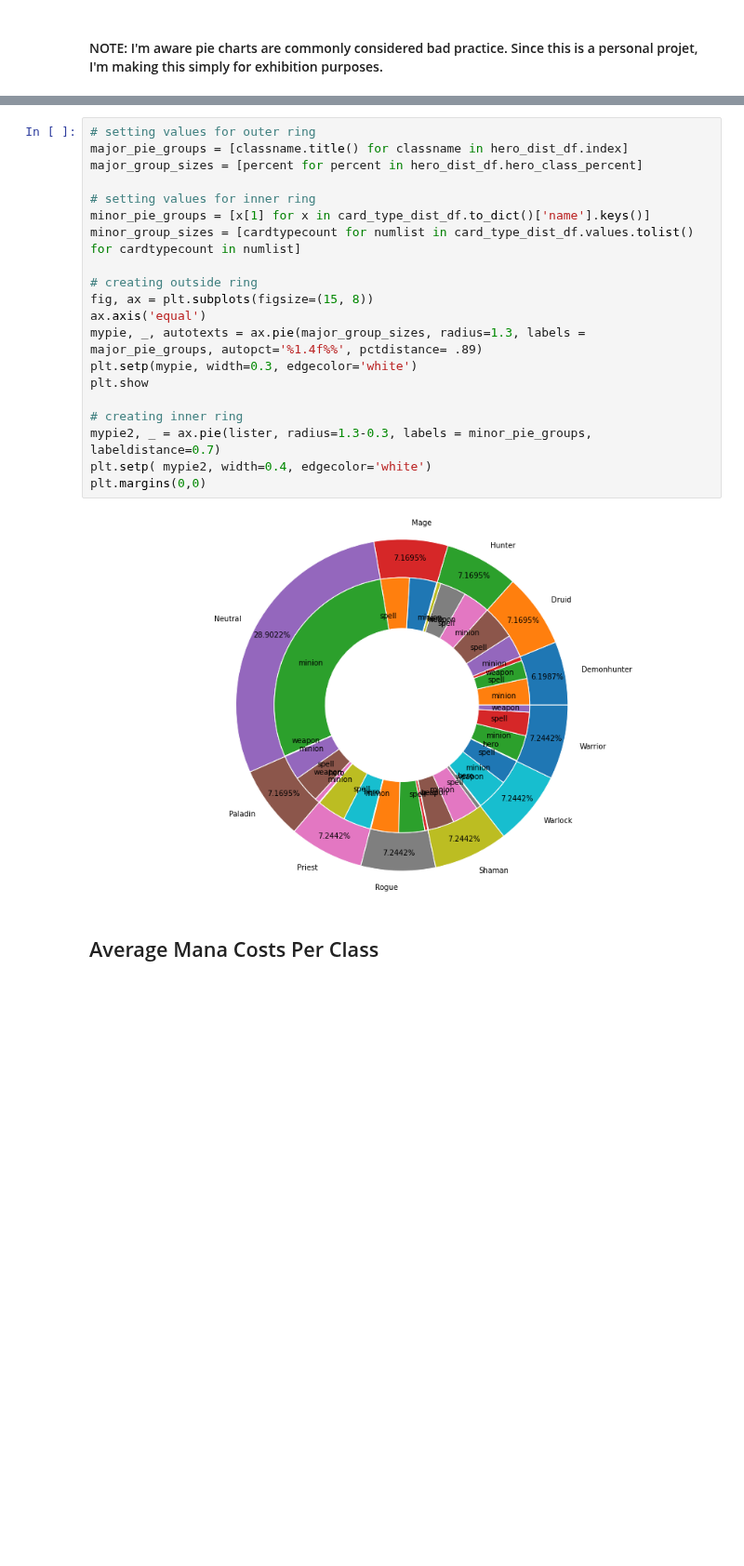
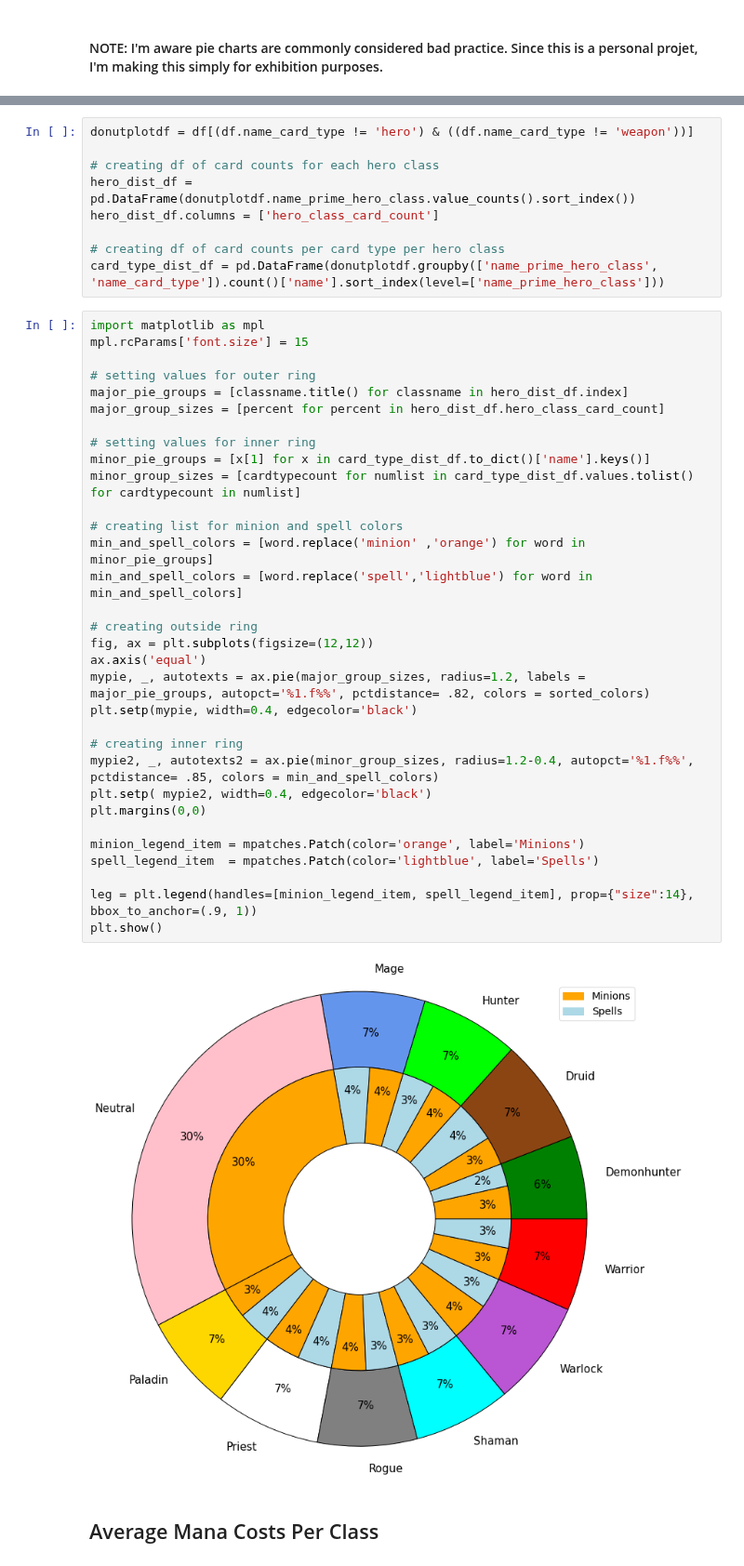
Before and after one commit to SamuelD-Data/hearthstone_project, a Jupyter notebook: hearthstone_project_notebook.ipynb, the cells around one changed output, grey strips where cells are left out. Shown at 93% size. Drawn from its saved outputs; the diff is of its cells as text; blank space fills up the shorter version.

Commit message:
updated colors in plots, created legend for donut plot, adjusted font size, labels, etc, misc. other changes

```diff
--- a/hearthstone_project_notebook.ipynb
+++ b/hearthstone_project_notebook.ipynb
@@ -610,25 +575,46 @@ card_type_dist_df
+# %%
+donutplotdf = df[(df.name_card_type != 'hero') & ((df.name_card_type != 'weapon'))]
+
+# creating df of card counts for each hero class
+hero_dist_df = pd.DataFrame(donutplotdf.name_prime_hero_class.value_counts().sort_index())
+hero_dist_df.columns = ['hero_class_card_count']
+
+# creating df of card counts per card type per hero class
+card_type_dist_df = pd.DataFrame(donutplotdf.groupby(['name_prime_hero_class', 'name_card_type']).count()['name'].sort_index(level=['name_prime_hero_class']))
 # %%
+import matplotlib as mpl
+mpl.rcParams['font.size'] = 15
+
 # setting values for outer ring
 major_pie_groups = [classname.title() for classname in hero_dist_df.index]
-major_group_sizes = [percent for percent in hero_dist_df.hero_class_percent]
+major_group_sizes = [percent for percent in hero_dist_df.hero_class_card_count]
 
 # setting values for inner ring
 minor_pie_groups = [x[1] for x in card_type_dist_df.to_dict()['name'].keys()]
 minor_group_sizes = [cardtypecount for numlist in card_type_dist_df.values.tolist() for cardtypecount in numlist]
 
+# creating list for minion and spell colors
+min_and_spell_colors = [word.replace('minion' ,'orange') for word in minor_pie_groups]
+min_and_spell_colors = [word.replace('spell','lightblue') for word in min_and_spell_colors]
+
 # creating outside ring
-fig, ax = plt.subplots(figsize=(15, 8))
+fig, ax = plt.subplots(figsize=(12,12))
 ax.axis('equal')
-mypie, _, autotexts = ax.pie(major_group_sizes, radius=1.3, labels = major_pie_groups, autopct='%1.4f%%', pctdistance= .89)
-plt.setp(mypie, width=0.3, edgecolor='white')
-plt.show
+mypie, _, autotexts = ax.pie(major_group_sizes, radius=1.2, labels = major_pie_groups, autopct='%1.f%%', pctdistance= .82, colors = sorted_colors)
+plt.setp(mypie, width=0.4, edgecolor='black')
 
 # creating inner ring
-mypie2, _ = ax.pie(lister, radius=1.3-0.3, labels = minor_pie_groups, labeldistance=0.7)
-plt.setp( mypie2, width=0.4, edgecolor='white')
+mypie2, _, autotexts2 = ax.pie(minor_group_sizes, radius=1.2-0.4, autopct='%1.f%%', pctdistance= .85, colors = min_and_spell_colors)
+plt.setp( mypie2, width=0.4, edgecolor='black')
 plt.margins(0,0)
+
+minion_legend_item = mpatches.Patch(color='orange', label='Minions')
+spell_legend_item  = mpatches.Patch(color='lightblue', label='Spells')
+
+leg = plt.legend(handles=[minion_legend_item, spell_legend_item], prop={"size":14}, bbox_to_anchor=(.9, 1))
+plt.show()
 # %% [output]
-[figure, old version]
+[figure, new version]
 # %% [markdown]
 ## Average Mana Costs Per Class
 # %%
```
Also changed, not shown: parts of 9 cells of this notebook.
